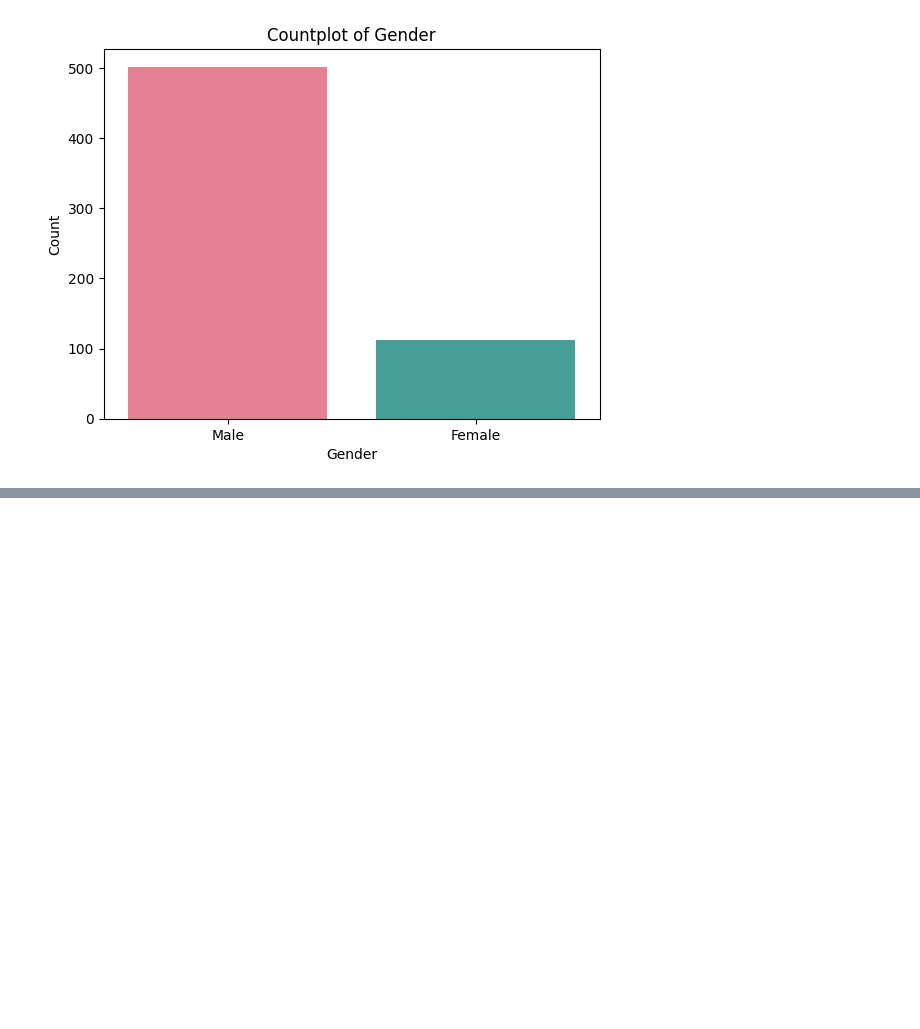
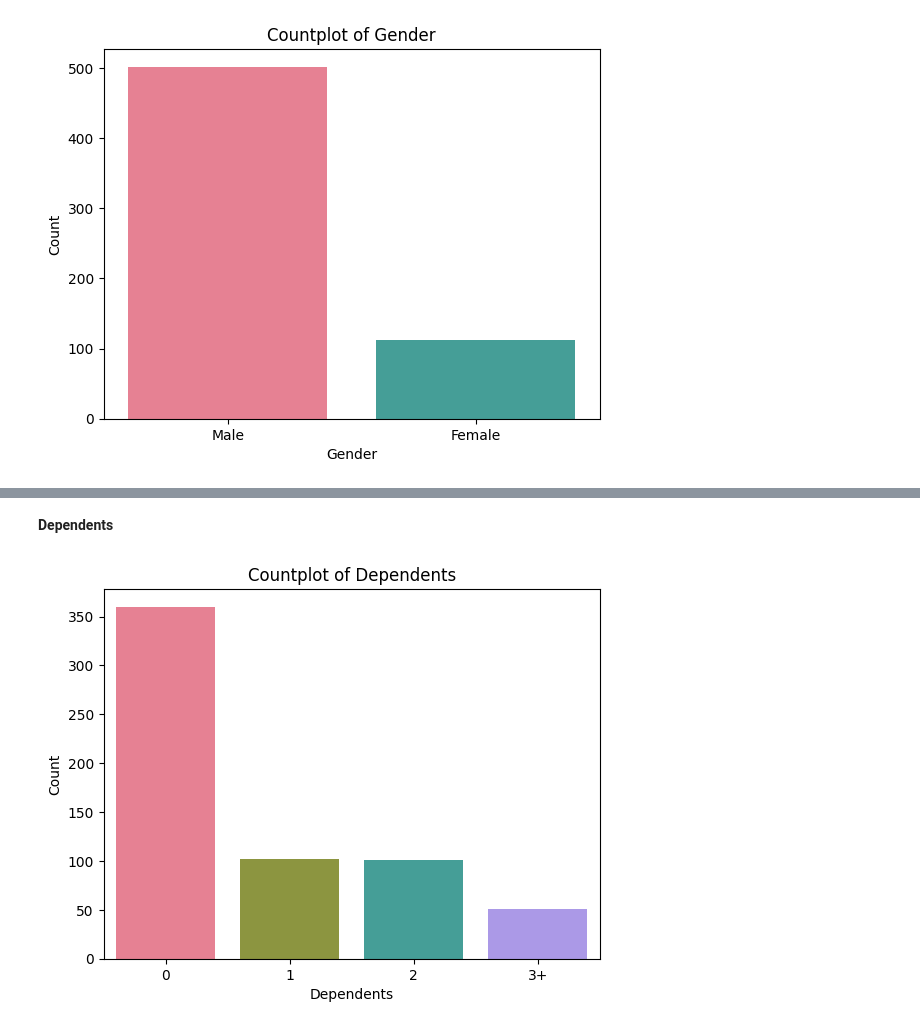
Before and after one commit to Saisha0512/Loan_Prediction_Model, a Jupyter notebook: Loan_Prediction_Model.ipynb, the cells around one changed output, grey strips where cells are left out. Cells and saved outputs as stored; diff of their text form; code cells hidden in the pictures; blank space fills up the shorter version.

```diff
--- a/Loan_Prediction_Model.ipynb
+++ b/Loan_Prediction_Model.ipynb
@@ -196,0 +210,11 @@ plt.show()
+# %% [markdown]
+**Dependents**
+# %%
+# Countplot to display the distibution of dependents :
+sns.countplot(x = df['Dependents'], data = df, palette = 'husl')
+plt.title('Countplot of Dependents')
+plt.xlabel('Dependents')
+plt.ylabel('Count')
+plt.show()
+# %% [output]
+[figure, added]
```
Also changed, not shown: parts of 28 cells of this notebook.
